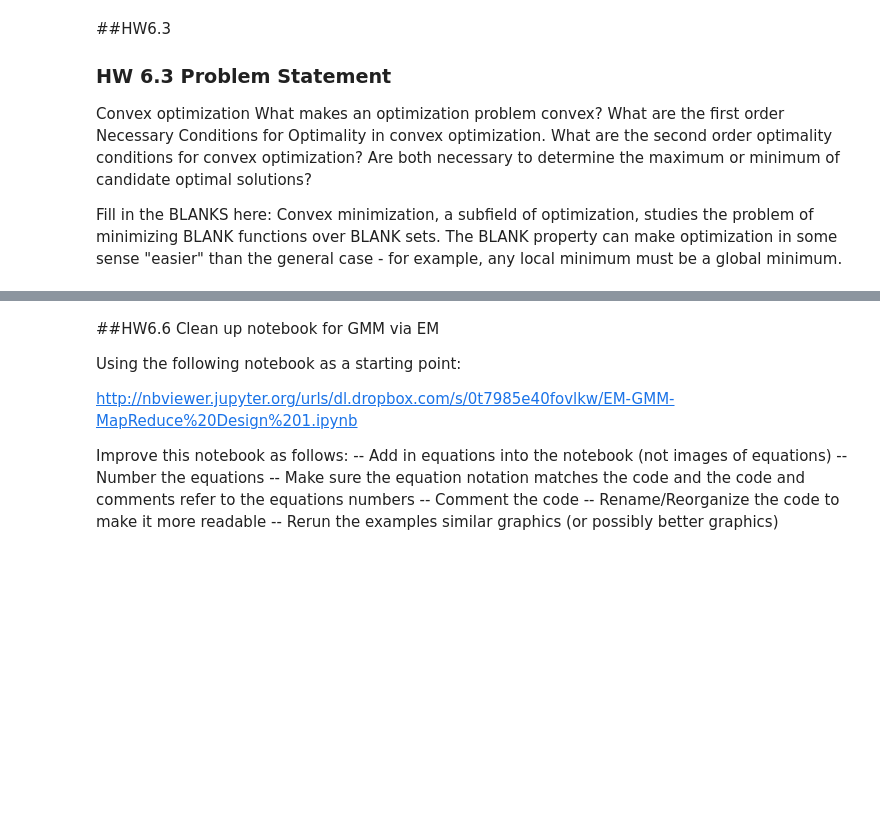
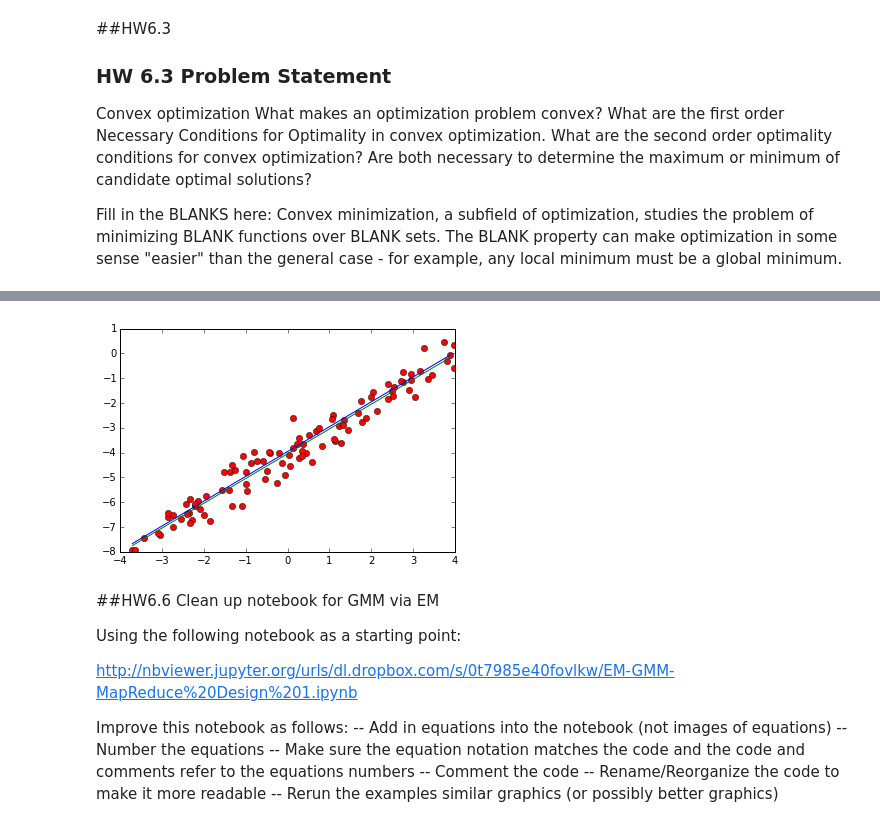
Before and after one commit to nickhamlin/mids_261_homework, a Jupyter notebook: HW6/MIDS-W261-2015-HWK-Week06-Hamlin-Thomas-Baek-Danish.ipynb, the cells around one changed output, grey strips where cells are left out. Cells and saved outputs as stored; diff of their text form; code cells hidden in the pictures; blank space fills up the shorter version.

```diff
--- a/HW6/MIDS-W261-2015-HWK-Week06-Hamlin-Thomas-Baek-Danish.ipynb
+++ b/HW6/MIDS-W261-2015-HWK-Week06-Hamlin-Thomas-Baek-Danish.ipynb
@@ -74,0 +136,6 @@ Plot the resulting weighted linear regression model versus the original model th
+# %%
+size = 10000
+x = np.random.uniform(-4, 4, size)
+y = x * 1.0 - 4 + np.random.normal(0,0.5,size)
+data = zip(y,x) #NOTICE THAT THE Y-VALUE COMES FIRST!
+np.savetxt('LinearRegression.csv',data,delimiter = ",")
@@ -75,3 +253,43 @@ Plot the resulting weighted linear regression model versus the original model th
+# %%
+from sklearn.linear_model import LinearRegression
+import pandas as pd
+import random as rand #avoid namespace collisions
+
+#Randomly sample 1% of our data
+n = 10000 #number of records in file
+s = int(n*0.01) #desired sample size
+filename = "LinearRegression.csv"
+skip = sorted(rand.sample(xrange(n),n-s))
+df = pd.read_csv(filename, skiprows=skip, header=None)
+
+#Set up background stuff to plot mapreduce data
+floor_x=min(df[1])
+ceiling_x=max(df[1])
+step_x=(ceiling_x-floor_x)/s
+pred_x=np.arange(floor_x,ceiling_x,step_x)
+
+def get_line(x,m,b):
+    return m*x+b
+
+mr_intercept=weights[0]
+mr_slope=weights[1]
+pred_y_mr=get_line(pred_x,mr_slope,mr_intercept)
+
+#Build Sklearn model
+sklearn_model=LinearRegression()
+sklearn_model.fit(df[1].reshape(-1,1),df[0])
+sk_slope=sklearn_model.coef_
+sk_intercept=sklearn_model.intercept_
+
+pred_y_sk=get_line(pred_x,sk_slope,sk_intercept)
+
+#Actually make the plots
+plt.plot(df[1],df[0],'ro') #Plot data points
+plt.plot(pred_x,pred_y_mr) #Plot Mapreduce line
+plt.plot(pred_x,pred_y_sk) #Plot Sklearn line
+plt.show()
+# %% [output]
+[figure, added]
 # %% [markdown]
 
 ##HW6.6
```
Also changed, not shown: parts of 9 cells of this notebook, 1 other file.
